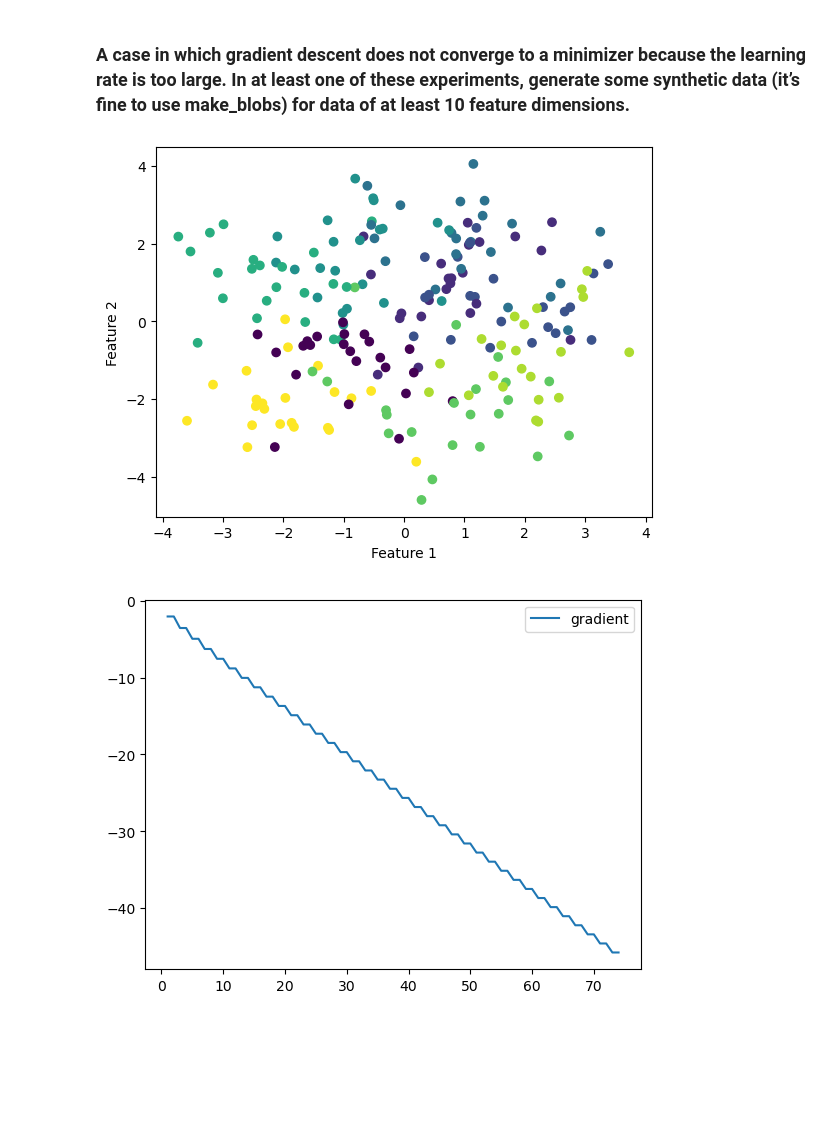
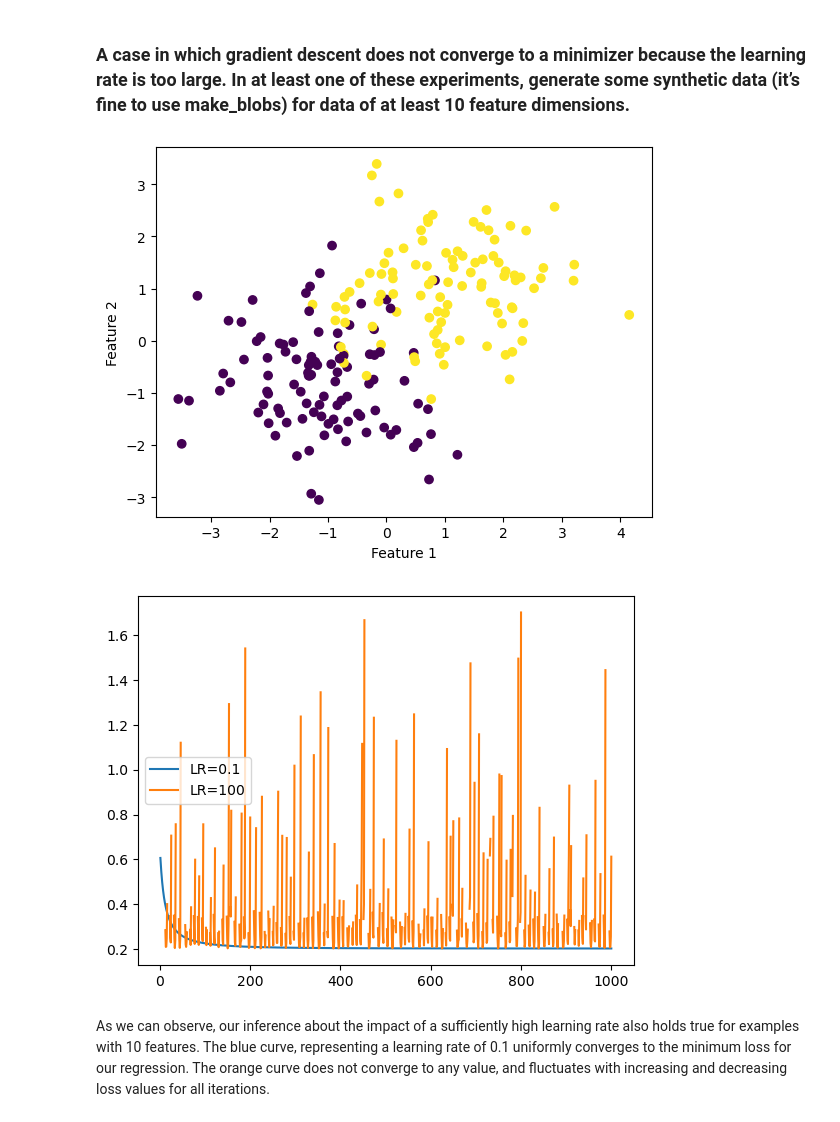
Before and after one commit to pwad1/pwad1.github.io, a Jupyter notebook: posts/blog-2/GradientDescent.ipynb, the cells around one changed output. Drawn from its saved outputs; the diff is of its cells as text; code cells hidden in the pictures; blank space fills up the shorter version.

```diff
--- a/posts/blog-2/GradientDescent.ipynb
+++ b/posts/blog-2/GradientDescent.ipynb
@@ -134,7 +144,7 @@ legend = plt.legend()
 ### A case in which gradient descent does not converge to a minimizer because the learning rate is too large. In at least one of these experiments, generate some synthetic data (it’s fine to use make_blobs) for data of at least 10 feature dimensions.
 # %%
 p_features = 10
-X, y = make_blobs(n_samples = 200, n_features = p_features - 1, centers = [(-1, -1), (1, 1), (2, 1), (1, 2), (-1, 2), (-2, 1), (1, -2), (2, -1), (-2, -2)])
+X, y = make_blobs(n_samples = 200, n_features = p_features - 1, centers = [(-1, -1), (1, 1)])
 
 fig = plt.scatter(X[:,0], X[:,1], c = y)
 xlab = plt.xlabel("Feature 1")
@@ -142,14 +152,19 @@ ylab = plt.ylabel("Feature 2")
 
 LR = LogisticRegression()
 LR.fit(X, y, alpha = 0.1, max_epochs = 1000)
+
+LR2= LogisticRegression()
+LR2.fit(X, y, alpha = 100, max_epochs = 1000)
 # %% [output]
-[figure, old version]
+[figure, new version]
 # %%
 num_steps = len(LR.loss_history)
-plt.plot(np.arange(num_steps) + 1, LR.loss_history, label = "gradient")
-
+plt.plot(np.arange(num_steps) + 1, LR.loss_history, label = "LR=0.1")
+plt.plot(np.arange(num_steps) + 1, LR2.loss_history, label = "LR=100")
 #plt.loglog()
 
 legend = plt.legend()
 # %% [output]
-[figure, old version]
+[figure, new version]
+# %% [markdown]
+As we can observe, our inference about the impact of a sufficiently high learning rate also holds true for examples with 10 features. The blue curve, representing a learning rate of 0.1 uniformly converges to the minimum loss for our regression. The orange curve does not converge to any value, and fluctuates with increasing and decreasing loss values for all iterations.
```
Also changed, not shown: parts of 10 cells of this notebook, 16 other files.
